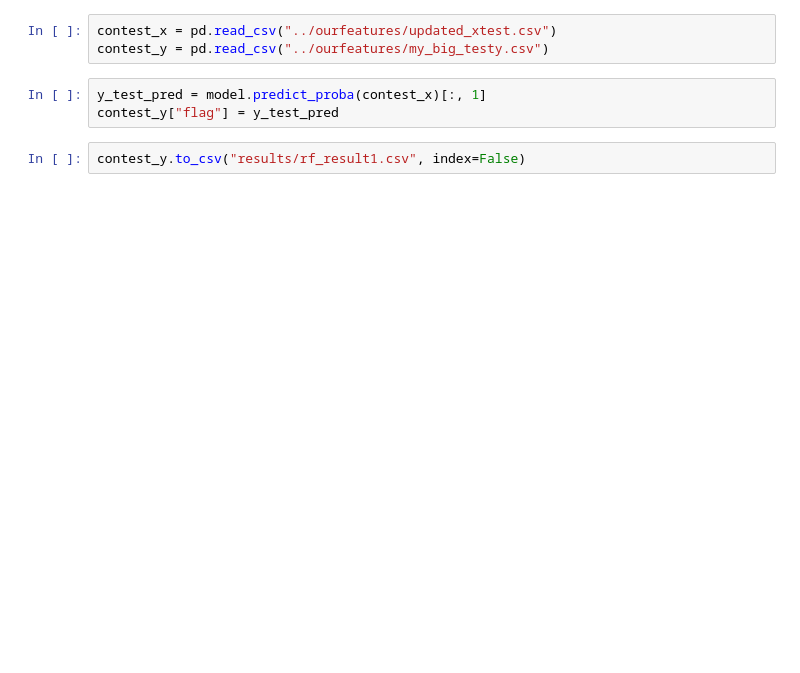
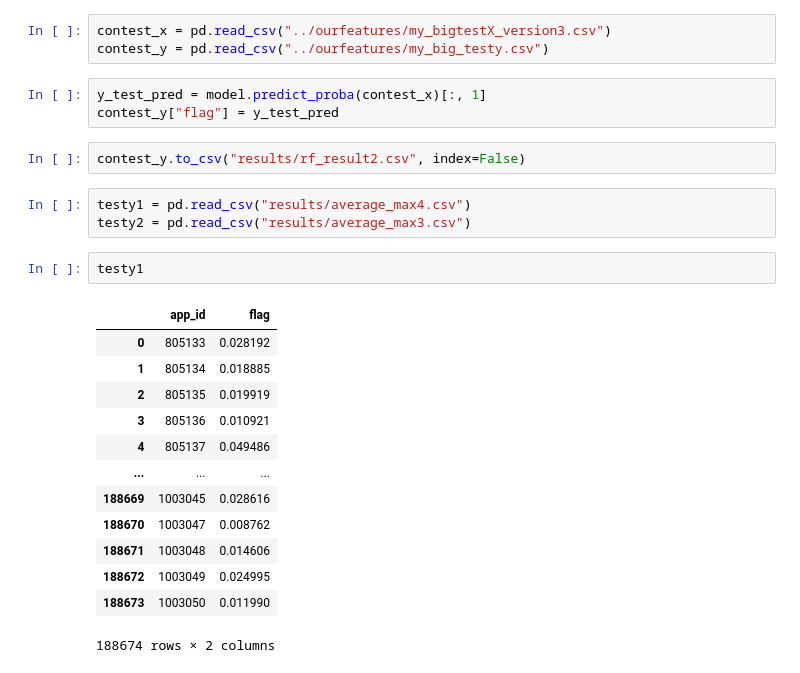
Before and after one commit to HghaVlad/ML_alfacampus, a Jupyter notebook: day_three/max_model.ipynb, the cells around one changed output. Cells and saved outputs as stored; diff of their text form; blank space fills up the shorter version.

```diff
--- a/day_three/max_model.ipynb
+++ b/day_three/max_model.ipynb
@@ -13,8 +81,27 @@ model.fit(my_xtrain, my_ytrain["flag"])
 # %%
-contest_x = pd.read_csv("../ourfeatures/updated_xtest.csv")
+contest_x = pd.read_csv("../ourfeatures/my_bigtestX_version3.csv")
 contest_y = pd.read_csv("../ourfeatures/my_big_testy.csv")
 # %%
 y_test_pred = model.predict_proba(contest_x)[:, 1]
 contest_y["flag"] = y_test_pred
 # %%
-contest_y.to_csv("results/rf_result1.csv", index=False)
+contest_y.to_csv("results/rf_result2.csv", index=False)
+# %%
+testy1 = pd.read_csv("results/average_max4.csv")
+testy2 = pd.read_csv("results/average_max3.csv")
+# %%
+testy1
+# %% [output]
+|  | app_id | flag |
+| 0 | 805133 | 0.028192 |
+| 1 | 805134 | 0.018885 |
+| 2 | 805135 | 0.019919 |
+| 3 | 805136 | 0.010921 |
+| 4 | 805137 | 0.049486 |
+| ... | ... | ... |
+| 188669 | 1003045 | 0.028616 |
+| 188670 | 1003047 | 0.008762 |
+| 188671 | 1003048 | 0.014606 |
+| 188672 | 1003049 | 0.024995 |
+| 188673 | 1003050 | 0.011990 |
+188674 rows × 2 columns
```
Also changed, not shown: parts of 13 cells of this notebook, 24 other files.
